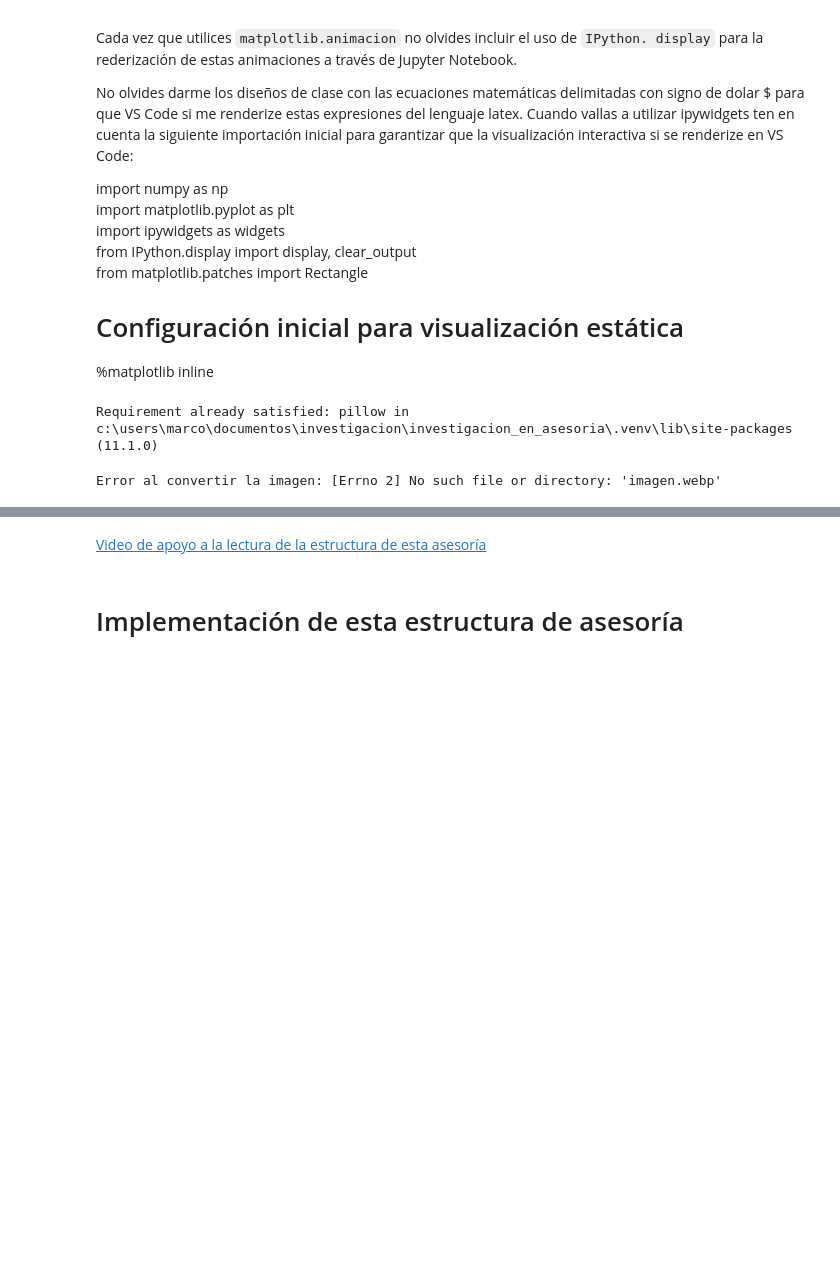
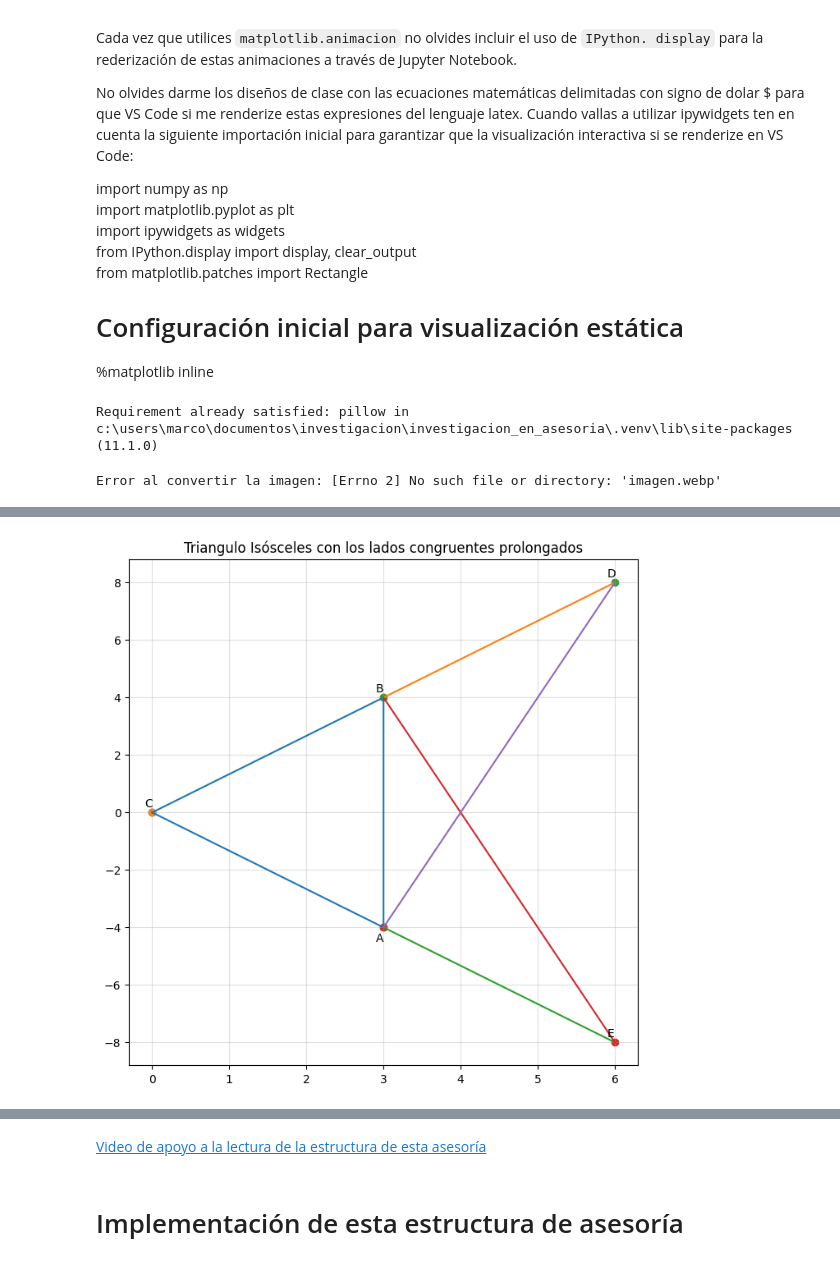
Before and after one commit to marco-canas/investigacion_en_asesoria, a Jupyter notebook: 2_secuencia_accion/2_Diseño_Proceso_IAE/Intervencion/asesorias/3_asesoria_geometria/2_congruencia_triangulos/2_congruencia.ipynb, the cells around one changed output, grey strips where cells are left out. Saved outputs shown, nothing was run; the diff lists cells and outputs as text; code cells hidden in the pictures; blank space fills up the shorter version.

```diff
--- a/2_secuencia_accion/2_Diseño_Proceso_IAE/Intervencion/asesorias/3_asesoria_geometria/2_congruencia_triangulos/2_congruencia.ipynb
+++ b/2_secuencia_accion/2_Diseño_Proceso_IAE/Intervencion/asesorias/3_asesoria_geometria/2_congruencia_triangulos/2_congruencia.ipynb
@@ -442,0 +456,48 @@ Error al convertir la imagen: [Errno 2] No such file or directory: 'imagen.webp'
+# %%
+# Visualización con matplotlib del problema geométrico
+
+import numpy as np
+import matplotlib.pyplot as plt
+
+plt.figure(figsize=(8,8))
+plt.title('Triangulo Isósceles con los lados congruentes prolongados')
+C = (0,0)
+A = (3, -4)
+B = (3, 4)
+D = (6,8)
+E = (6,-8)
+trangulo_x, triangulo_y = zip(C,A,B, C)
+plt.scatter(C[0], C[1])
+plt.scatter(trangulo_x, triangulo_y)
+plt.plot(trangulo_x, triangulo_y)
+plt.text(C[0]-0.1, C[1]+0.2, 'C')
+plt.text(A[0]-0.1, A[1]-0.5, 'A')
+plt.text(B[0]-0.1, B[1]+0.2, 'B')
+# Prolongación de CB
+prologa_BD_x, prolonga_BD_y = zip(B,D)
+plt.scatter(prologa_BD_x, prolonga_BD_y)
+plt.plot(prologa_BD_x, prolonga_BD_y)
+plt.text(D[0]-0.1, D[1]+0.2, 'D')
+
+# Prolongación de CA
+prologa_AE_x, prolonga_AE_y = zip(A,E)
+plt.scatter(prologa_AE_x, prolonga_AE_y)
+plt.plot(prologa_AE_x, prolonga_AE_y)
+plt.text(E[0]-0.1, E[1]+0.2, 'E')
+
+# Trazo la diagonal BE
+plt.plot([B[0], E[0]], [B[1], E[1]])
+
+
+# Trazo la diagonal AD
+plt.plot([A[0], D[0]], [A[1], D[1]])
+
+
+
+plt.grid(alpha = 0.4)
+
+plt.savefig(r"C:\Users\marco\Downloads\triangulo_isosceles_prolongado.jpg")
+
+plt.show()
+# %% [output]
+[figure, added]
```
Also changed, not shown: parts of 27 cells of this notebook, 2 other files.
